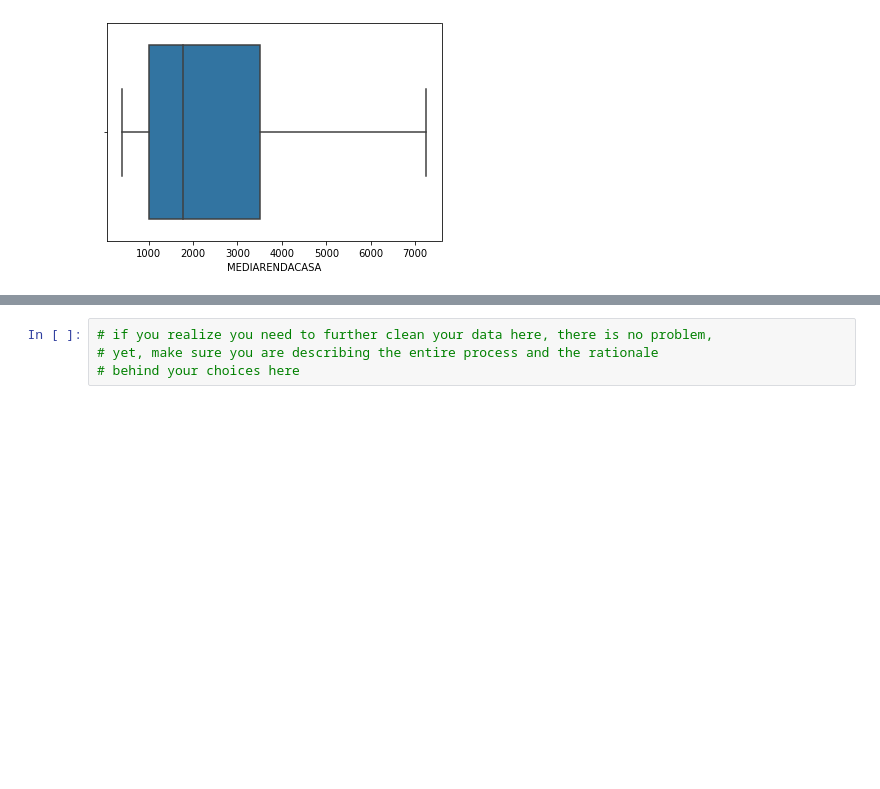
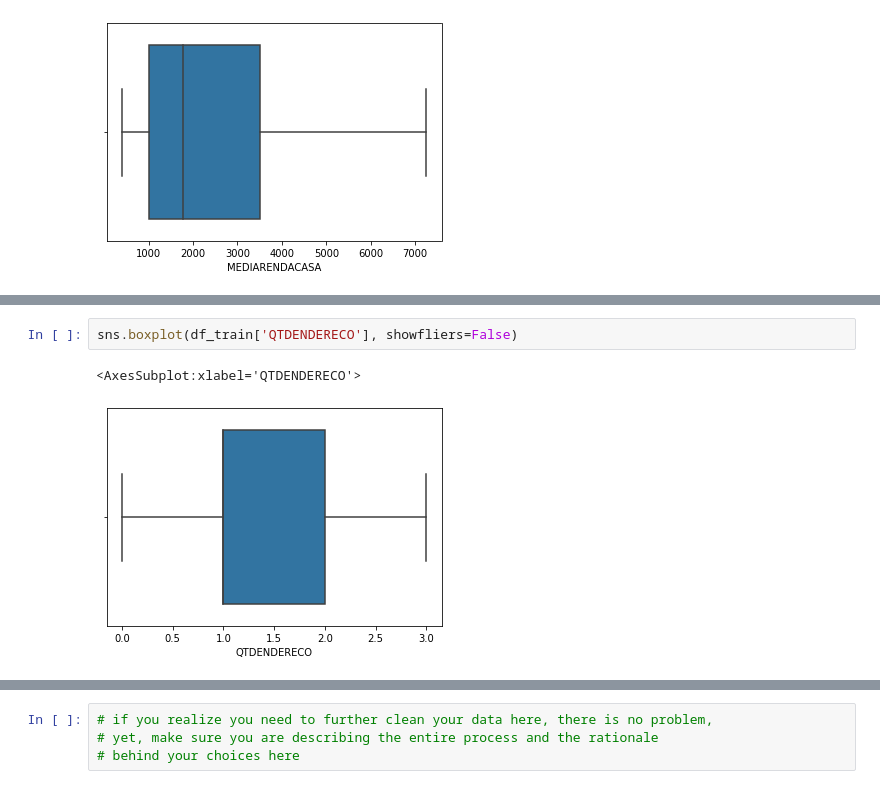
Before and after one commit to ednakatani/Data-Science, a Jupyter notebook: DS_project.ipynb, the cells around one changed output, grey strips where cells are left out. Saved outputs shown, nothing was run; the diff lists cells and outputs as text; blank space fills up the shorter version.

```diff
--- a/DS_project.ipynb
+++ b/DS_project.ipynb
@@ -246,0 +324,5 @@ sns.boxplot(x = df_train["MEDIARENDACASA"], showfliers=False)
+# %%
+sns.boxplot(df_train['QTDENDERECO'], showfliers=False)
+# %% [output]
+<AxesSubplot:xlabel='QTDENDERECO'>
+[figure, added]
```
Also changed, not shown: parts of 24 cells of this notebook, 1 other file.
